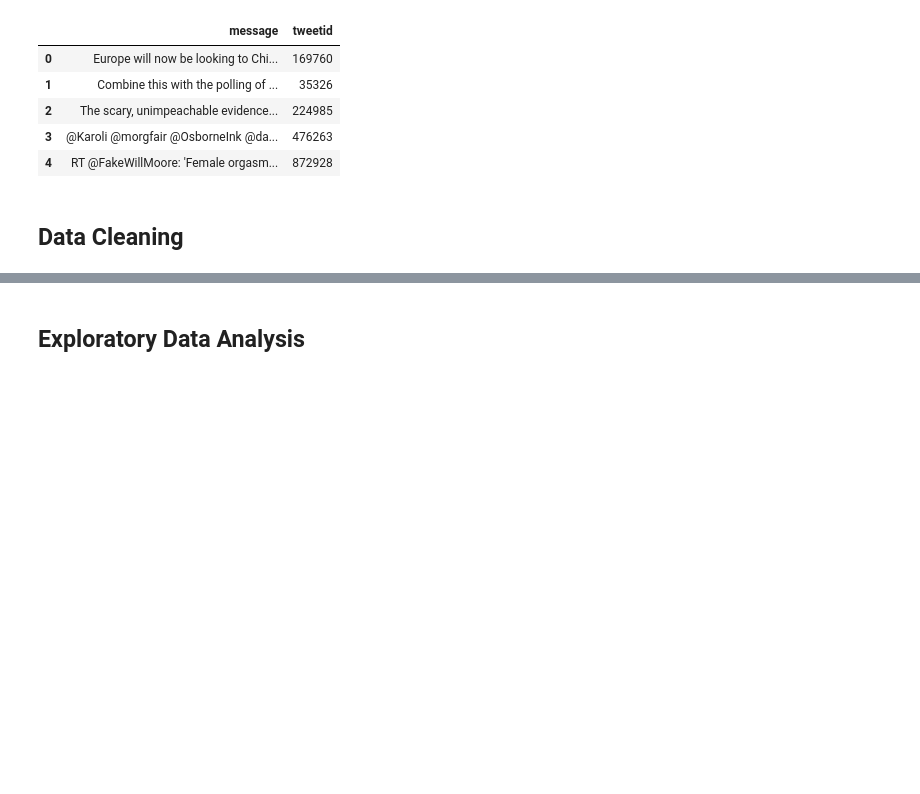
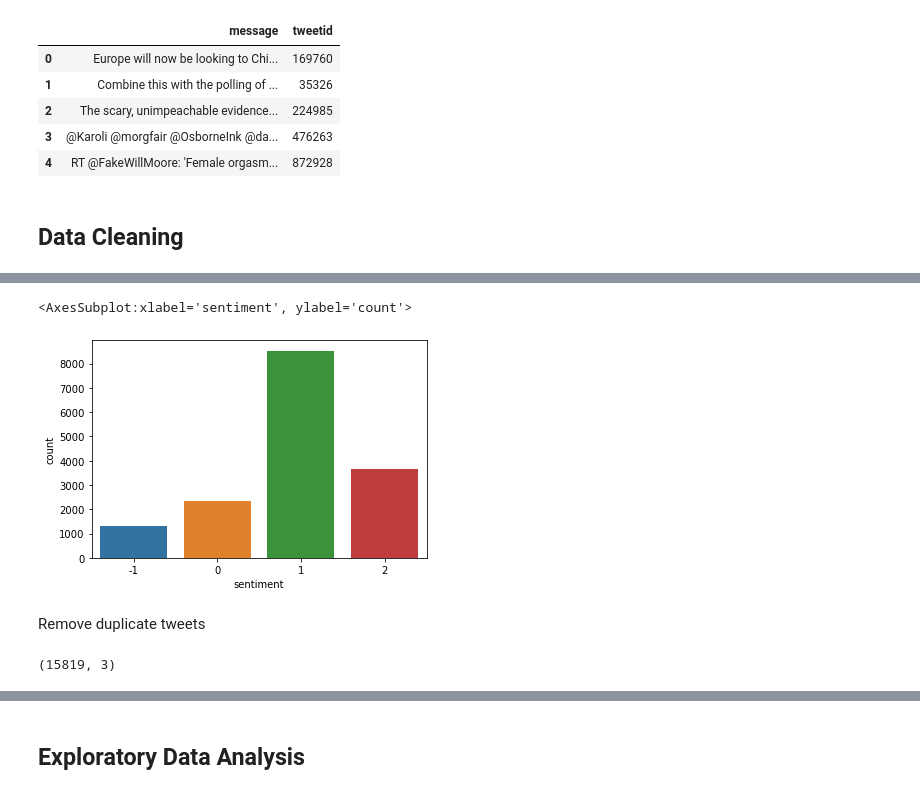
Before and after one commit to ThandokuhleNgqamba/classification-predict-streamlit-template, a Jupyter notebook: Classification.ipynb, the cells around one changed output, grey strips where cells are left out. Saved outputs shown, nothing was run; the diff lists cells and outputs as text; code cells hidden in the pictures; blank space fills up the shorter version.

```diff
--- a/Classification.ipynb
+++ b/Classification.ipynb
@@ -17,8 +17,8 @@ warnings.filterwarnings('ignore')
 # %% [markdown]
 ## Data Collection
 # %%
-Trainingdata = pd.read_csv("train.csv")
-Testdata = pd.read_csv("test_with_no_labels.csv")
+Trainingdata = pd.read_csv("train.csv").fillna(' ')
+Testdata = pd.read_csv("test_with_no_labels.csv").fillna(' ')
 # %%
 Trainingdata.head()
 # %% [output]
@@ -39,3 +39,9 @@ Testdata.head()
 | 4 | RT @FakeWillMoore: 'Female orgasm... | 872928 |
 # %% [markdown]
 ## Data Cleaning
+# %%
+train_df = Trainingdata.copy()
+test_df = Testdata.copy()
+
+print('Dataset size:',train_df.shape)
+print('Columns:',train_df.columns)
@@ -41,0 +64,12 @@ Testdata.head()
+# %%
+sns.countplot(x = 'sentiment', data = train_df)
+# %% [output]
+<AxesSubplot:xlabel='sentiment', ylabel='count'>
+[figure, added]
+# %% [markdown]
+Remove duplicate tweets
+# %%
+train_df = Trainingdata.drop_duplicates()
+train_df.shape
+# %% [output]
+(15819, 3)
```
Also changed, not shown: parts of 45 cells of this notebook.
